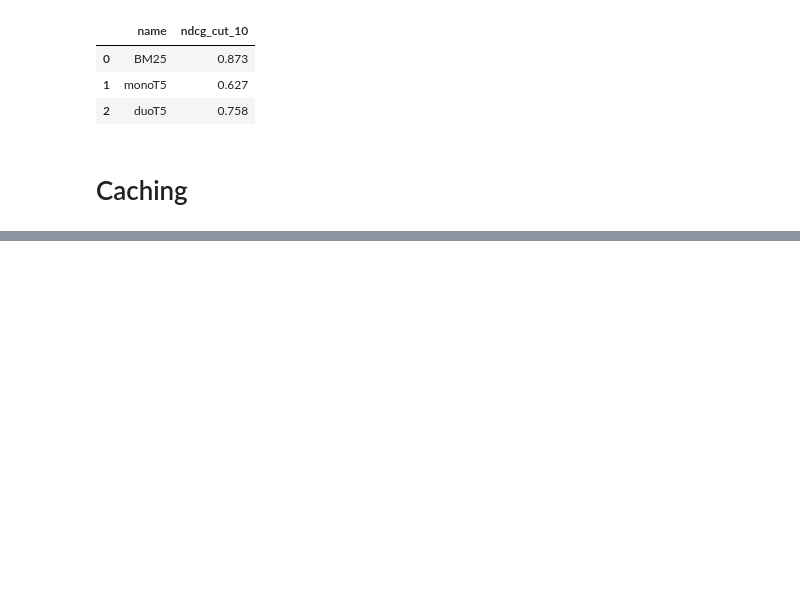
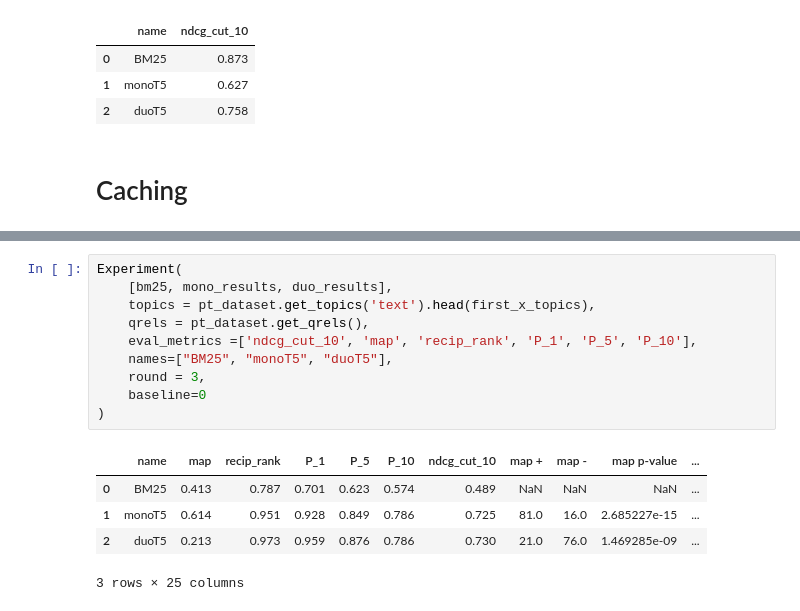
Before and after one commit to 01ill/ir_suchMaschinen, a Jupyter notebook: baseline-retrieval-system/baseline-retrieval-system.ipynb, the cells around one changed output, grey strips where cells are left out. Drawn from its saved outputs; the diff is of its cells as text; blank space fills up the shorter version.

```diff
--- a/baseline-retrieval-system/baseline-retrieval-system.ipynb
+++ b/baseline-retrieval-system/baseline-retrieval-system.ipynb
@@ -238,0 +248,16 @@ Experiment(
+# %%
+Experiment(
+    [bm25, mono_results, duo_results],
+    topics = pt_dataset.get_topics('text').head(first_x_topics),
+    qrels = pt_dataset.get_qrels(),
+    eval_metrics =['ndcg_cut_10', 'map', 'recip_rank', 'P_1', 'P_5', 'P_10'],
+    names=["BM25", "monoT5", "duoT5"],
+    round = 3,
+    baseline=0
+)
+# %% [output]
+|  | name | map | recip_rank | P_1 | P_5 | P_10 | ndcg_cut_10 | map + | map - | map p-value | ... |
+| 0 | BM25 | 0.413 | 0.787 | 0.701 | 0.623 | 0.574 | 0.489 | NaN | NaN | NaN | ... |
+| 1 | monoT5 | 0.614 | 0.951 | 0.928 | 0.849 | 0.786 | 0.725 | 81.0 | 16.0 | 2.685227e-15 | ... |
+| 2 | duoT5 | 0.213 | 0.973 | 0.959 | 0.876 | 0.786 | 0.730 | 21.0 | 76.0 | 1.469285e-09 | ... |
+3 rows × 25 columns
```
Also changed, not shown: parts of 8 cells of this notebook.
